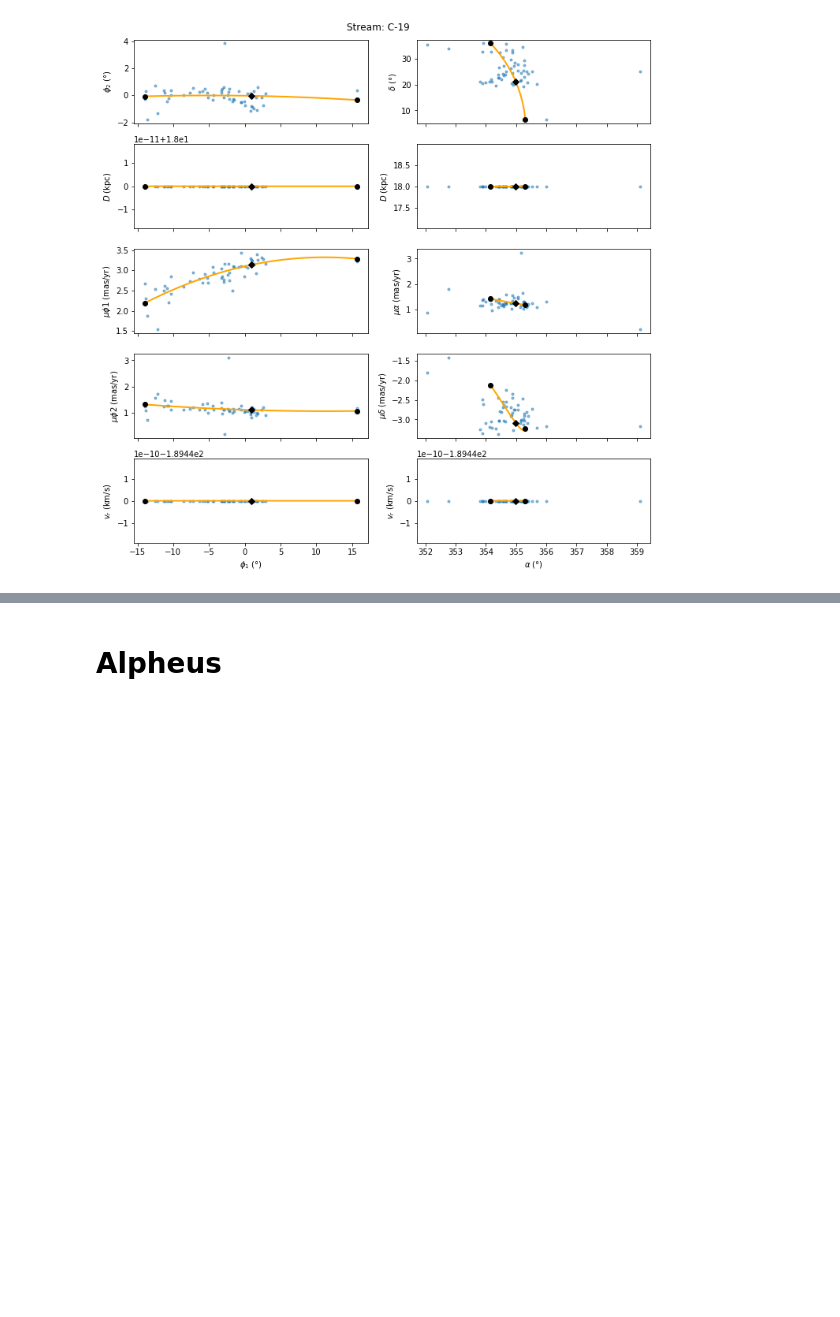
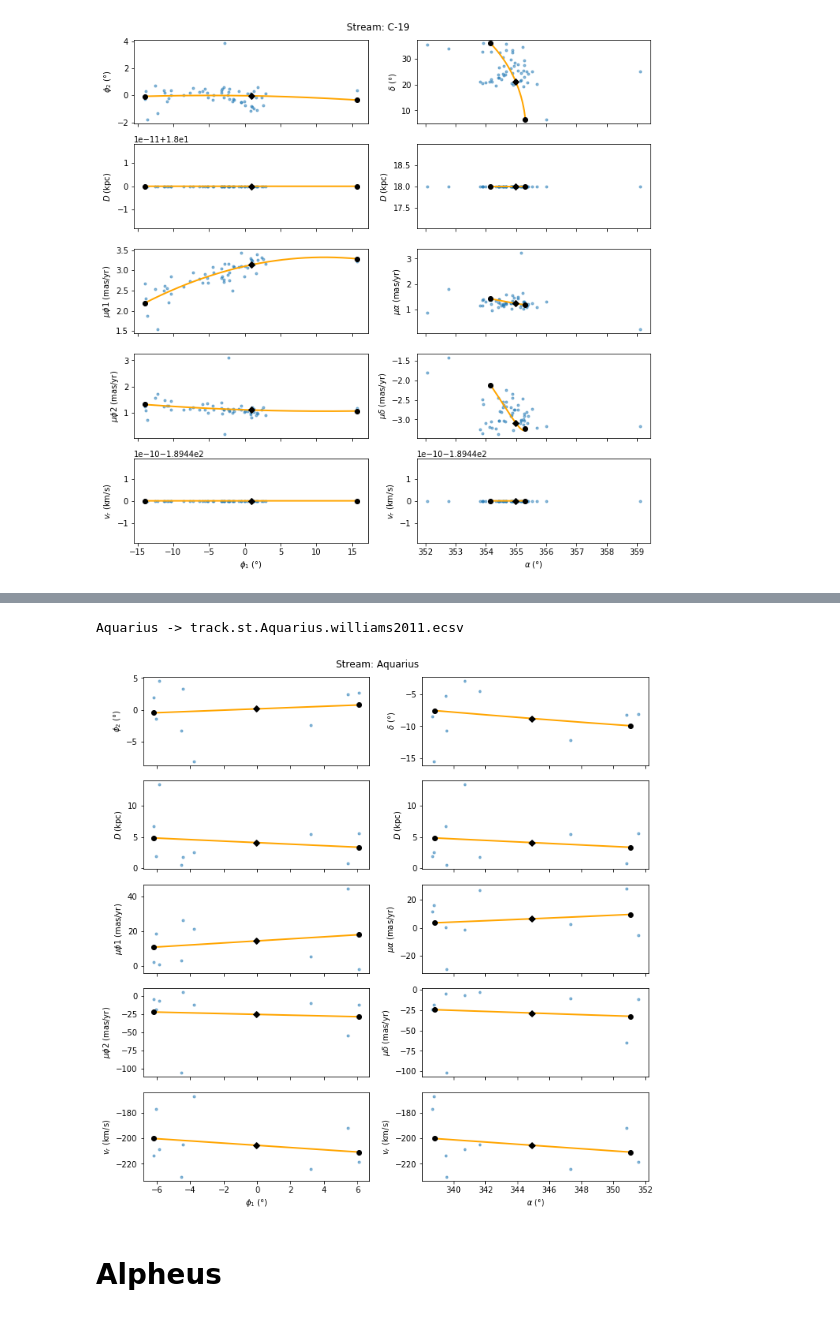
Before and after one commit to cmateu/galstreams, a Jupyter notebook: galstreams/tracks/standardized_tracks.ipynb, the cells around one changed output, grey strips where cells are left out. Cells and saved outputs as stored; diff of their text form; code cells hidden in the pictures; blank space fills up the shorter version.

```diff
--- a/galstreams/tracks/standardized_tracks.ipynb
+++ b/galstreams/tracks/standardized_tracks.ipynb
@@ -859,3 +886,19 @@ $18 \; \mathrm{kpc}$
+# %%
+dat = astropy.io.ascii.read("../support_data/aquarius_stream.williams2011.tab1and3.fmt.gedr3.dat")
+dat = dat[dat['d_R']>0.]#.to_pandas().copy()
+#dat['d_I']
+# %%
+
+Ref = "williams2011"
+Name,ShortName= "Aquarius","Aqu"
+
+obs = ac.SkyCoord(ra=dat['RA']*u.deg, dec=dat['DEC']*u.deg, distance=dat['d_R']*u.kpc, frame='icrs',
+                 pm_ra_cosdec=dat['pmra']*u.mas/u.yr, pm_dec=dat['pmdec']*u.mas/u.yr, radial_velocity=dat['V_los']*u.km/u.s)
+
+generate_track_from_points_plot_and_store(obs, Name, Ref, deg=1, mid_point=None, ShortName=ShortName, clf=False, plot_obs=True, InfoFlags="1111")
+# %% [output]
+Aquarius -> track.st.Aquarius.williams2011.ecsv
+[figure, added]
 # %% [markdown]
 Alpheus
 ========
```
Also changed, not shown: parts of 27 cells of this notebook, 8 other files.
